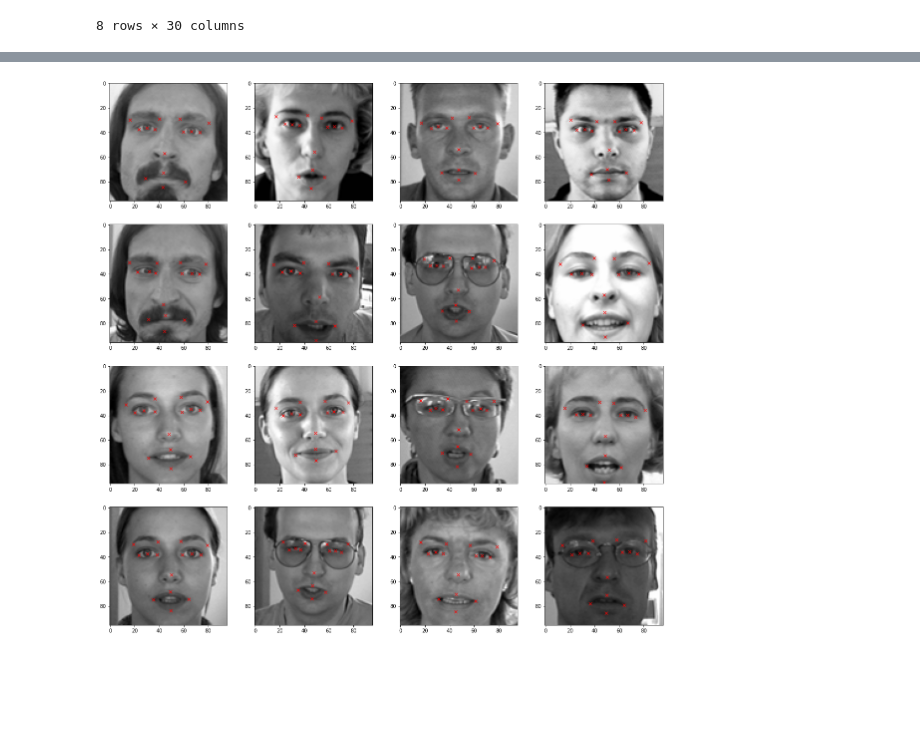
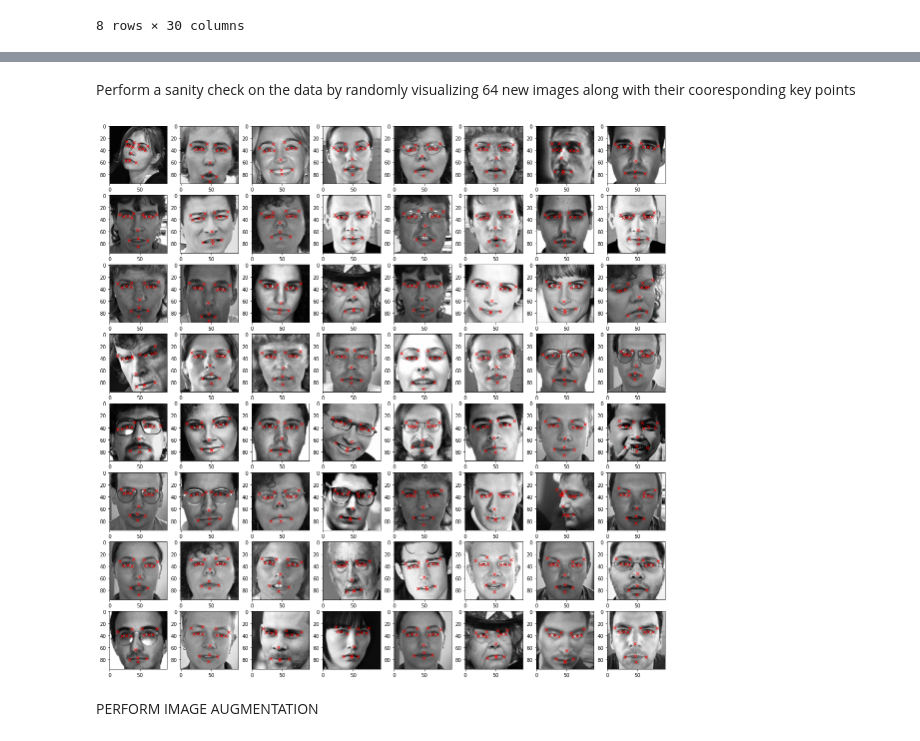
Before and after one commit to sannkoha/python, a Jupyter notebook: Emotion_AI.ipynb, the cells around one changed output, grey strips where cells are left out. Cells and saved outputs as stored; diff of their text form; code cells hidden in the pictures; blank space fills up the shorter version.

```diff
--- a/Emotion_AI.ipynb
+++ b/Emotion_AI.ipynb
@@ -142,0 +143,9 @@ for j in range(1, 31, 2):
+# %%
+# Let's view more images in a grid format
+fig = plt.figure(figsize=(20, 20)) # Create a figure size of 20 X 20
+
+for i in range(16): # Create a for loop for i in range of 16
+    ax = fig.add_subplot(4, 4, i + 1)# Let's create a subplot thst consist of 4 rows and 4 columns
+    image = plt.imshow(keyfacial_df['Image'][i],cmap = 'gray')# Then we show the image with a specific column with a random index i and specify color map to be gray
+    for j in range(1,31,2):#Create a for loop of j between 1 and 31 with steps of 2
+        plt.plot(keyfacial_df.loc[i][j-1], keyfacial_df.loc[i][j], 'rx') # Then plot the x coordinatesS
@@ -143,11 +154,17 @@ for j in range(1, 31, 2):
+# %% [markdown]
+Perform a sanity check on the data by randomly visualizing 64 new images along with their cooresponding key points
 # %%
+import random
 # Let's view more images in a grid format
 fig = plt.figure(figsize=(20, 20))
 
-for i in range(16):
-    ax = fig.add_subplot(4, 4, i + 1)
-    image = plt.imshow(keyfacial_df['Image'][i],cmap = 'gray')
+for i in range(64):
+    k = random.randint(1, len(keyfacial_df))
+    ax = fig.add_subplot(8, 8, i + 1)
+    image = plt.imshow(keyfacial_df['Image'][k],cmap = 'gray')
     for j in range(1,31,2):
-        plt.plot(keyfacial_df.loc[i][j-1], keyfacial_df.loc[i][j], 'rx')
+        plt.plot(keyfacial_df.loc[k][j-1], keyfacial_df.loc[k][j], 'rx')
 # %% [output]
-[figure, old version]
+[figure, new version]
+# %% [markdown]
+PERFORM IMAGE AUGMENTATION
```
Also changed, not shown: parts of 16 cells of this notebook.
